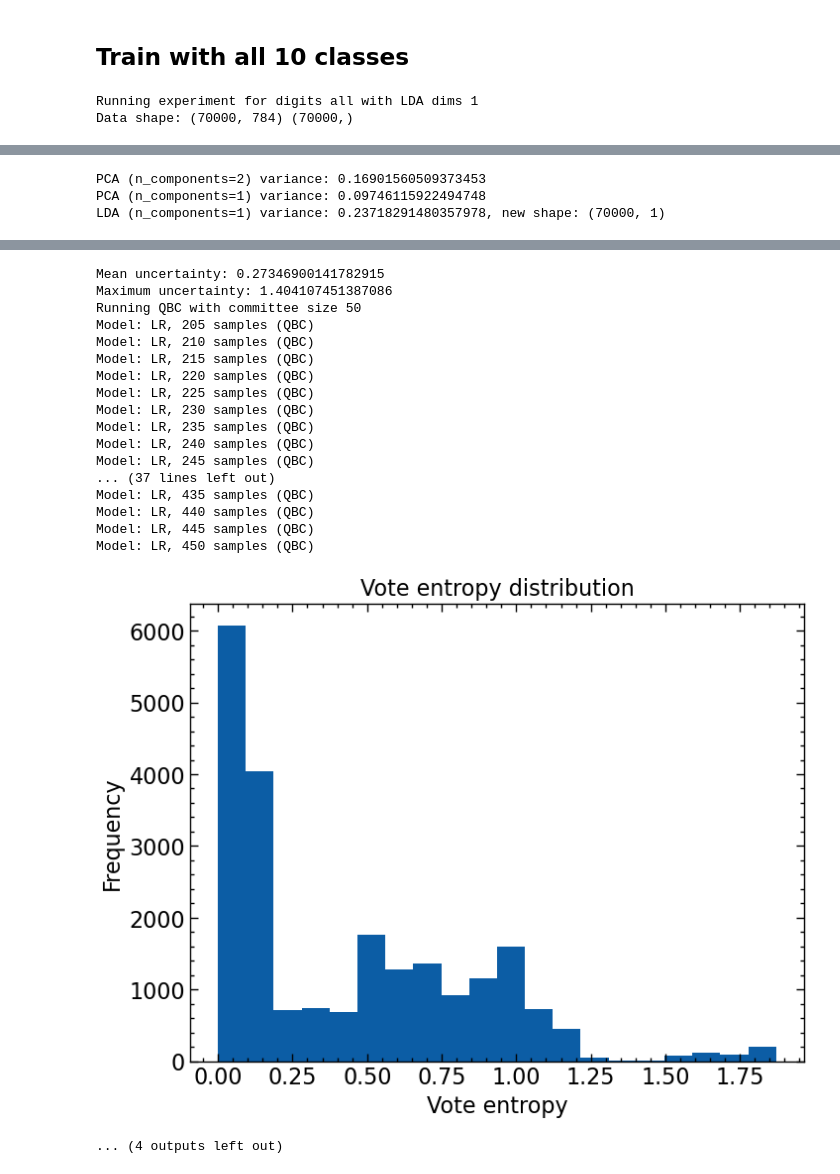
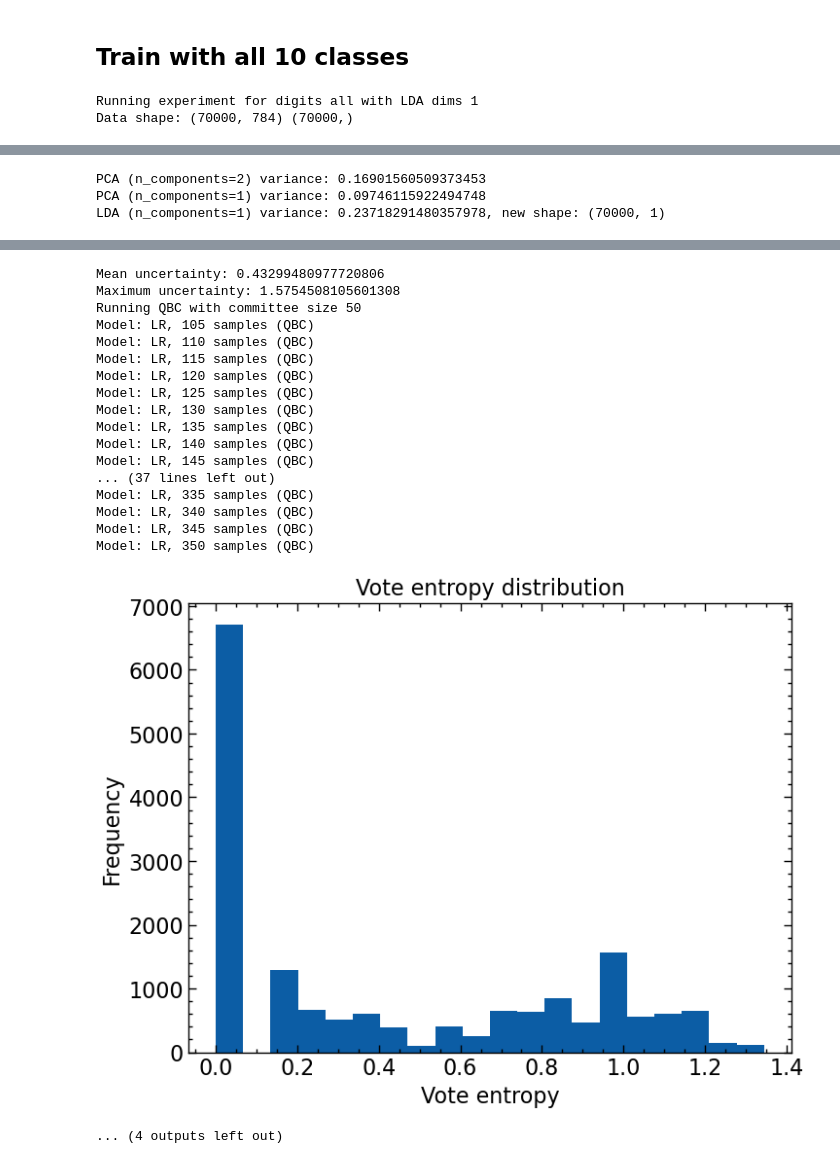
Before and after one commit to amapy-00/miniproject_2_02463, a Jupyter notebook: main.ipynb, the cells around one changed output, grey strips where cells are left out. Cells and saved outputs as stored; diff of their text form; code cells hidden in the pictures.

Commit message:
{'initial_samples': 100, 'added_samples': 5, 'num_iterations': 50, 'committee_sizes': [5,25,50,100]}

```diff
--- a/main.ipynb
+++ b/main.ipynb
@@ -175,7 +175,7 @@ Model: LR, 60 samples (QBC)
 # %%
 # Experiment 3: All digits; LDA with 8 components; different active learning parameters
 np.random.seed(SEED)
-exp3_params = {'initial_samples': 200, 'added_samples': 5, 'num_iterations': 50, 'committee_sizes': [2,25,50,100]}
+exp3_params = {'initial_samples': 100, 'added_samples': 5, 'num_iterations': 50, 'committee_sizes': [5,25,50,100]}
 run_experiment("all", lda_dims=1, active_params=exp3_params, legend_labels=('Random sampling', 'QBC'))
 # %% [output]
 Running experiment for digits all with LDA dims 1
@@ -242,19 +242,19 @@ Model: LR, 450 samples (QBC)
-Mean uncertainty: 0.27346900141782915
-Maximum uncertainty: 1.404107451387086
+Mean uncertainty: 0.43299480977720806
+Maximum uncertainty: 1.5754508105601308
 Running QBC with committee size 50
-Model: LR, 205 samples (QBC)
-Model: LR, 210 samples (QBC)
-Model: LR, 215 samples (QBC)
-Model: LR, 220 samples (QBC)
-Model: LR, 225 samples (QBC)
-Model: LR, 230 samples (QBC)
-Model: LR, 235 samples (QBC)
-Model: LR, 240 samples (QBC)
-Model: LR, 245 samples (QBC)
+Model: LR, 105 samples (QBC)
+Model: LR, 110 samples (QBC)
+Model: LR, 115 samples (QBC)
+Model: LR, 120 samples (QBC)
+Model: LR, 125 samples (QBC)
+Model: LR, 130 samples (QBC)
+Model: LR, 135 samples (QBC)
+Model: LR, 140 samples (QBC)
+Model: LR, 145 samples (QBC)
 ... (37 lines left out)
-Model: LR, 435 samples (QBC)
-Model: LR, 440 samples (QBC)
-Model: LR, 445 samples (QBC)
-Model: LR, 450 samples (QBC)
+Model: LR, 335 samples (QBC)
+Model: LR, 340 samples (QBC)
+Model: LR, 345 samples (QBC)
+Model: LR, 350 samples (QBC)
-[figure, old version]
+[figure, new version]
 ... (4 outputs left out)
```
Also changed, not shown: parts of 1 cell of this notebook, 1 other file.
